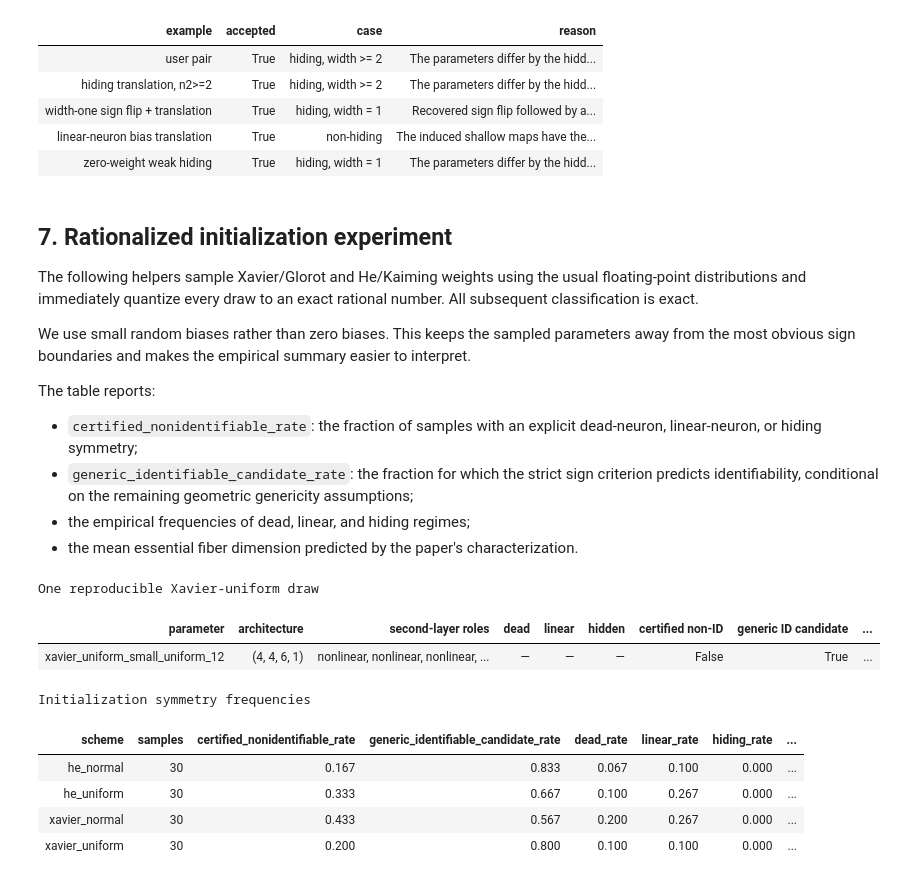
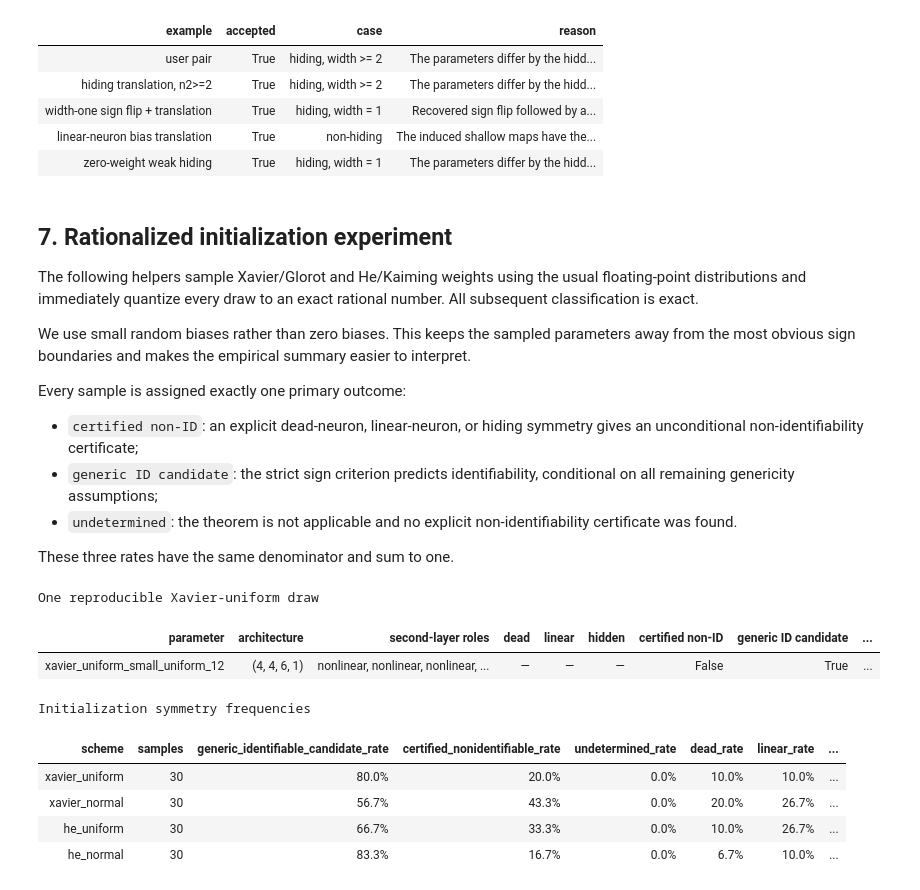
Before and after one commit to MoGrillo/relu-bottleneck-equivalence, a Jupyter notebook: relu_bottleneck_symmetry_workbench.ipynb, the cells around one changed output. Drawn from its saved outputs; the diff is of its cells as text; code cells hidden in the pictures.

Commit message:
Add identifiability sweeps and mathematical pseudocode

```diff
--- a/relu_bottleneck_symmetry_workbench.ipynb
+++ b/relu_bottleneck_symmetry_workbench.ipynb
@@ -1500,13 +1741,13 @@ def report_frame(*parameters):
     return pd.DataFrame(rows)
 
 
-def show_table(frame, caption):
+def show_table(frame, caption, formats=None):
     clean = frame.where(pd.notna(frame), pd.NA)
     styled = (
         clean.style
         .hide(axis="index")
         .set_caption(caption)
-        .format(na_rep="—", precision=3)
+        .format(formatter=formats, na_rep="—", precision=3)
         .set_table_styles([
             {
                 "selector": "caption",
@@ -1870,15 +2111,16 @@ We use small random biases rather than zero biases. This keeps the sampled
 parameters away from the most obvious sign boundaries and makes the empirical
 summary easier to interpret.
 
-The table reports:
+Every sample is assigned exactly one primary outcome:
 
-- `certified_nonidentifiable_rate`: the fraction of samples with an explicit
-  dead-neuron, linear-neuron, or hiding symmetry;
-- `generic_identifiable_candidate_rate`: the fraction for which the strict sign
-  criterion predicts identifiability, conditional on the remaining geometric
-  genericity assumptions;
-- the empirical frequencies of dead, linear, and hiding regimes;
-- the mean essential fiber dimension predicted by the paper's characterization.
+- `certified non-ID`: an explicit dead-neuron, linear-neuron, or hiding
+  symmetry gives an unconditional non-identifiability certificate;
+- `generic ID candidate`: the strict sign criterion predicts identifiability,
+  conditional on all remaining genericity assumptions;
+- `undetermined`: the theorem is not applicable and no explicit
+  non-identifiability certificate was found.
+
+These three rates have the same denominator and sum to one.
 # %%
 architecture = Architecture(d=4, n1=4, n2=6, m=1)
 
@@ -1897,42 +2139,51 @@ One reproducible Xavier-uniform draw
 # %%
 records = initialization_study(
     architecture,
     schemes=(
         "xavier_uniform",
         "xavier_normal",
         "he_uniform",
         "he_normal",
     ),
     bias_modes=("small_uniform",),
     samples_per_setting=30,
     seed=7,
     max_denominator=10_000,
 )
 
 initialization_df = pd.DataFrame(records)
-
-initialization_summary = (
-    initialization_df
-    .groupby(["scheme"], as_index=False)
-    .agg(
-        samples=("sample", "count"),
-        certified_nonidentifiable_rate=("certified_nonidentifiable", "mean"),
-        generic_identifiable_candidate_rate=(
-            "generic_identifiable_candidate",
-            "mean",
-        ),
-        dead_rate=("has_dead", "mean"),
-        linear_rate=("has_linear", "mean"),
-        hiding_rate=("has_hiding", "mean"),
-        mean_essential_dimension=("essential_dimension", "mean"),
-    )
+initialization_summary = pd.DataFrame(
+    summarize_identifiability_rates(records, group_by=("scheme",))
 )
 
-show_table(initialization_summary, "Initialization symmetry frequencies")
+initialization_columns = [
+    "scheme",
+    "samples",
+    "generic_identifiable_candidate_rate",
+    "certified_nonidentifiable_rate",
+    "undetermined_rate",
+    "dead_rate",
+    "linear_rate",
+    "hiding_rate",
+    "mean_essential_dimension",
+]
+initialization_rate_columns = [
+    column for column in initialization_columns if column.endswith("_rate")
+]
+initialization_view = initialization_summary[initialization_columns].copy()
+initialization_view[initialization_rate_columns] = (
+    initialization_view[initialization_rate_columns].astype(float)
+)
+
+show_table(
+    initialization_view,
+    "Initialization symmetry frequencies",
+    formats={column: "{:.1%}" for column in initialization_rate_columns},
+)
 # %% [output]
 Initialization symmetry frequencies
-| scheme | samples | certified_nonidentifiable_rate | generic_identifiable_candidate_rate | dead_rate | linear_rate | hiding_rate | ... |
-| he_normal | 30 | 0.167 | 0.833 | 0.067 | 0.100 | 0.000 | ... |
-| he_uniform | 30 | 0.333 | 0.667 | 0.100 | 0.267 | 0.000 | ... |
-| xavier_normal | 30 | 0.433 | 0.567 | 0.200 | 0.267 | 0.000 | ... |
-| xavier_uniform | 30 | 0.200 | 0.800 | 0.100 | 0.100 | 0.000 | ... |
+| scheme | samples | generic_identifiable_candidate_rate | certified_nonidentifiable_rate | undetermined_rate | dead_rate | linear_rate | ... |
+| xavier_uniform | 30 | 80.0% | 20.0% | 0.0% | 10.0% | 10.0% | ... |
+| xavier_normal | 30 | 56.7% | 43.3% | 0.0% | 20.0% | 26.7% | ... |
+| he_uniform | 30 | 66.7% | 33.3% | 0.0% | 10.0% | 26.7% | ... |
+| he_normal | 30 | 83.3% | 16.7% | 0.0% | 6.7% | 10.0% | ... |
```
Also changed, not shown: parts of 6 cells of this notebook, 7 other files.
